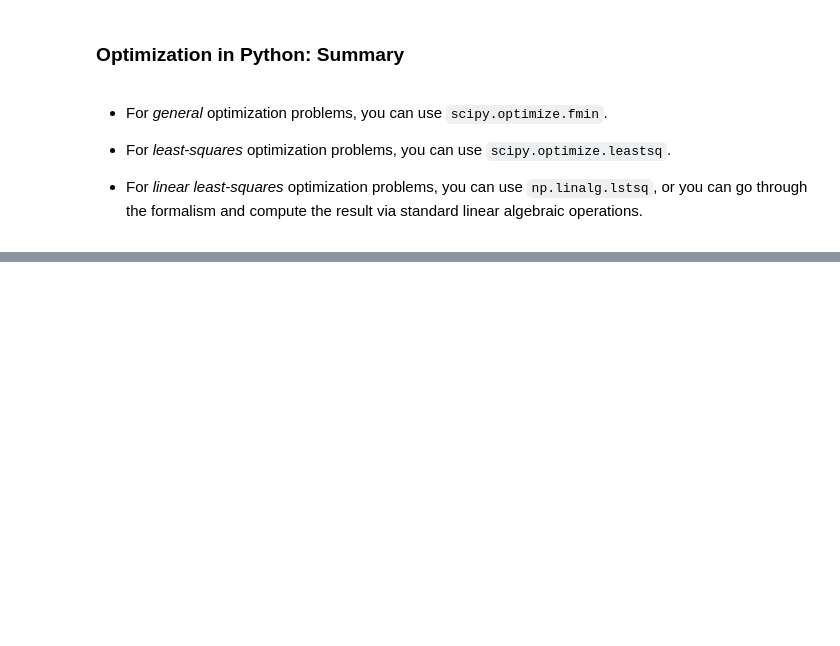
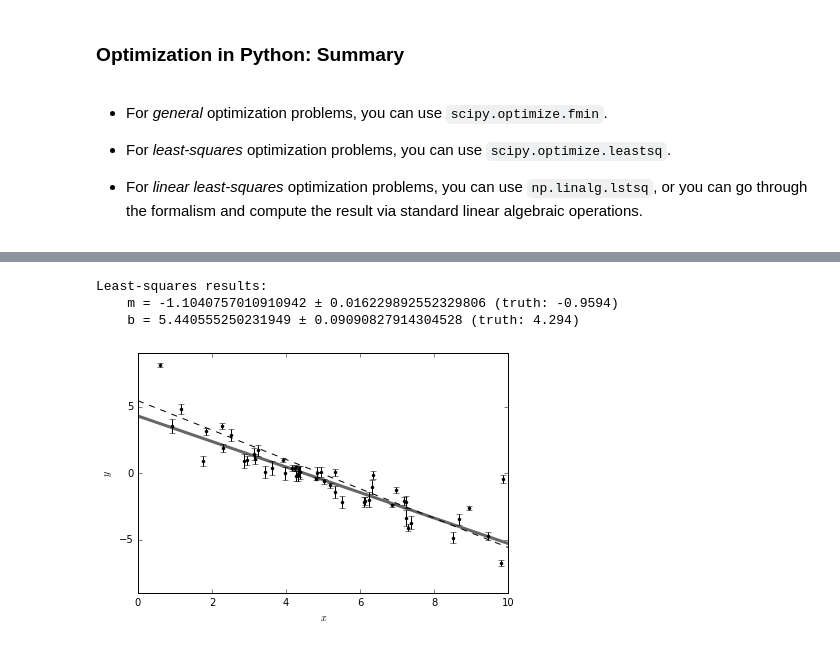
Before and after one commit to bretthandrews/astropgh-boot-camp-2020, a Jupyter notebook: notebooks/14_Optimization.ipynb, the cells around one changed output, grey strips where cells are left out. Drawn from its saved outputs; the diff is of its cells as text; code cells hidden in the pictures; blank space fills up the shorter version.

```diff
--- a/notebooks/14_Optimization.ipynb
+++ b/notebooks/14_Optimization.ipynb
@@ -730,0 +267,25 @@ Turn in the homework again via github, using the filename ``HW3.ipynb``.
+# %%
+# Do the least-squares fit and compute the uncertainties.
+A = np.vstack((np.ones_like(x), x)).T
+C = np.diag(yerr * yerr)
+cov = np.linalg.inv(np.dot(A.T, np.linalg.solve(C, A)))
+b_ls, m_ls = np.dot(cov, np.dot(A.T, np.linalg.solve(C, y)))
+print("""Least-squares results:
+    m = {0} ± {1} (truth: {2})
+    b = {3} ± {4} (truth: {5})
+""".format(m_ls, np.sqrt(cov[1, 1]), m_true, b_ls, np.sqrt(cov[0, 0]), b_true))
+# %% [output]
+Least-squares results:
+    m = -1.1040757010910942 ± 0.016229892552329806 (truth: -0.9594)
+    b = 5.440555250231949 ± 0.09090827914304528 (truth: 4.294)
+# %%
+# Plot the least-squares result.
+pl.plot(xl, m_ls*xl+b_ls, "--k")
+pl.errorbar(x, y, yerr=yerr, fmt=".k")
+pl.plot(xl, m_true*xl+b_true, "k", lw=3, alpha=0.6)
+pl.ylim(-9, 9)
+pl.xlabel("$x$")
+pl.ylabel("$y$")
+pl.tight_layout()
+# %% [output]
+[figure, added]
```
Also changed, not shown: parts of 97 cells of this notebook, 4 other files.
